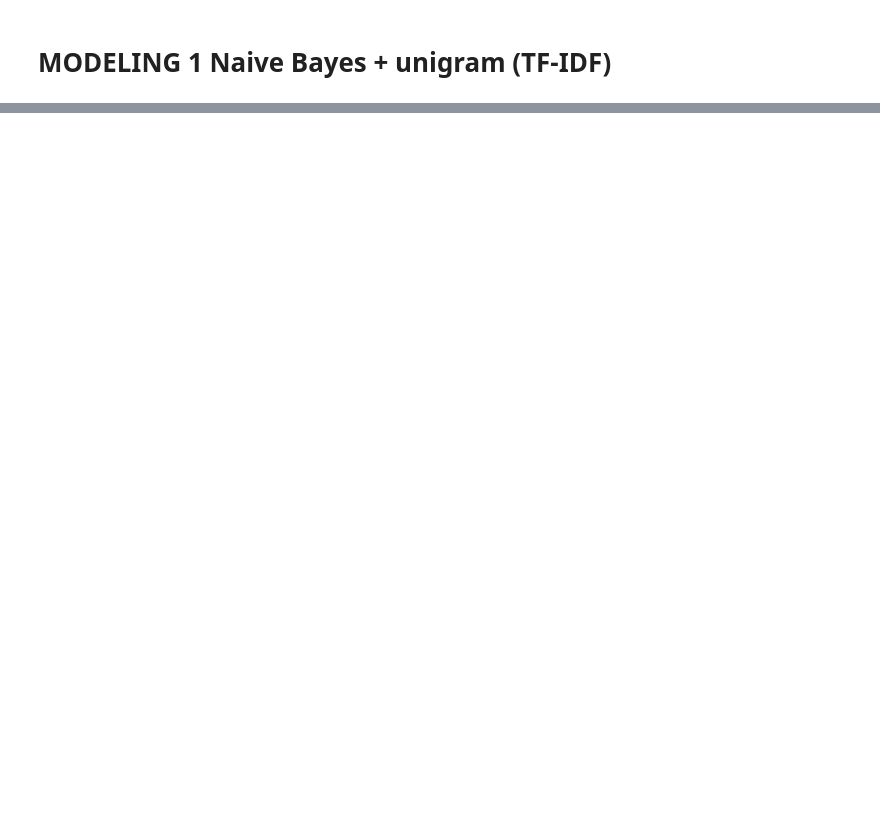
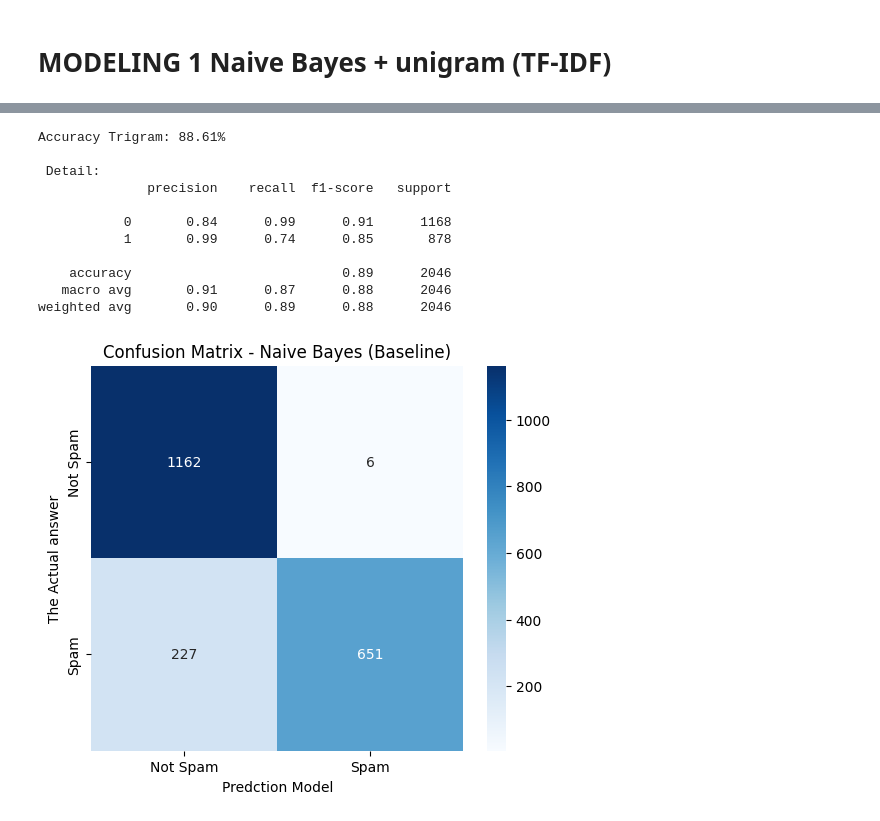
Before and after one commit to ArdhikaRizki/FinalProjectDataScience, a Jupyter notebook: DataScienceBigProject.ipynb, the cells around one changed output, grey strips where cells are left out. Saved outputs shown, nothing was run; the diff lists cells and outputs as text; code cells hidden in the pictures; blank space fills up the shorter version.

```diff
--- a/DataScienceBigProject.ipynb
+++ b/DataScienceBigProject.ipynb
@@ -259,3 +316,40 @@ Detail:
 weighted avg       0.94      0.94      0.94      2046
 [figure]
+# %%
+
+
+model_nb_trigram = Pipeline([
+    ('tfidf', TfidfVectorizer(ngram_range=(3,3))),
+    ('algo', MultinomialNB())
+])
+
+model_nb_trigram.fit(X_train, y_train)
+
+y_pred_trigram = model_nb_trigram.predict(X_test)
+
+acc_trigram = accuracy_score(y_test, y_pred_trigram)
+print(f"Accuracy Trigram: {acc_trigram * 100:.2f}%")
+print("\n Detail:")
+print(classification_report(y_test, y_pred_trigram))
+
+plt.figure(figsize=(6, 5))
+cm_trigram = confusion_matrix(y_test, y_pred_trigram)
+sns.heatmap(cm_trigram, annot=True, fmt='d', cmap='Blues', xticklabels=['Not Spam', 'Spam'], yticklabels=['Not Spam', 'Spam'])
+plt.xlabel('Predction Model')
+plt.ylabel('The Actual answer')
+plt.title('Confusion Matrix - Naive Bayes (Baseline)')
+plt.show()
+# %% [output]
+Accuracy Trigram: 88.61%
+
+ Detail:
+              precision    recall  f1-score   support
+
+           0       0.84      0.99      0.91      1168
+           1       0.99      0.74      0.85       878
+
+    accuracy                           0.89      2046
+   macro avg       0.91      0.87      0.88      2046
+weighted avg       0.90      0.89      0.88      2046
+[figure, added]
 # %%
```
Also changed, not shown: parts of 7 cells of this notebook.
